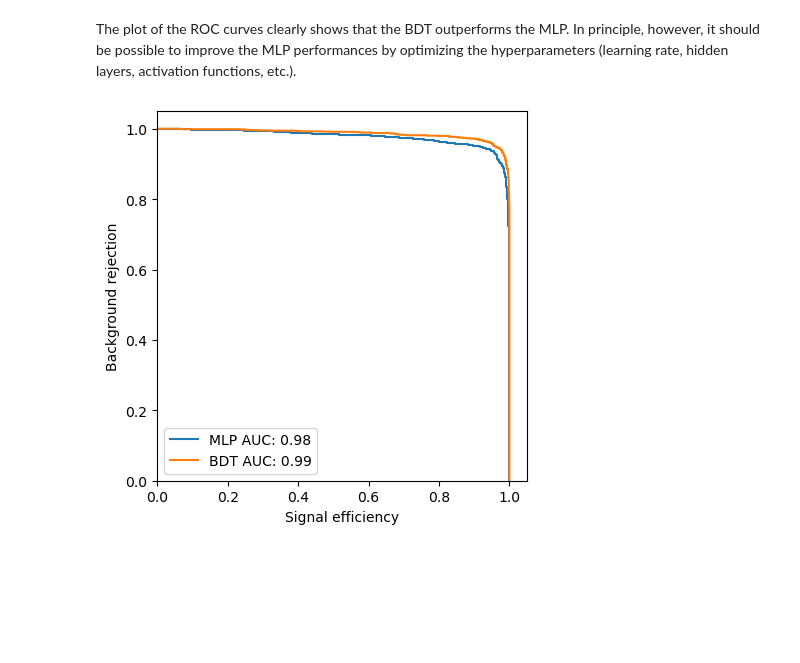
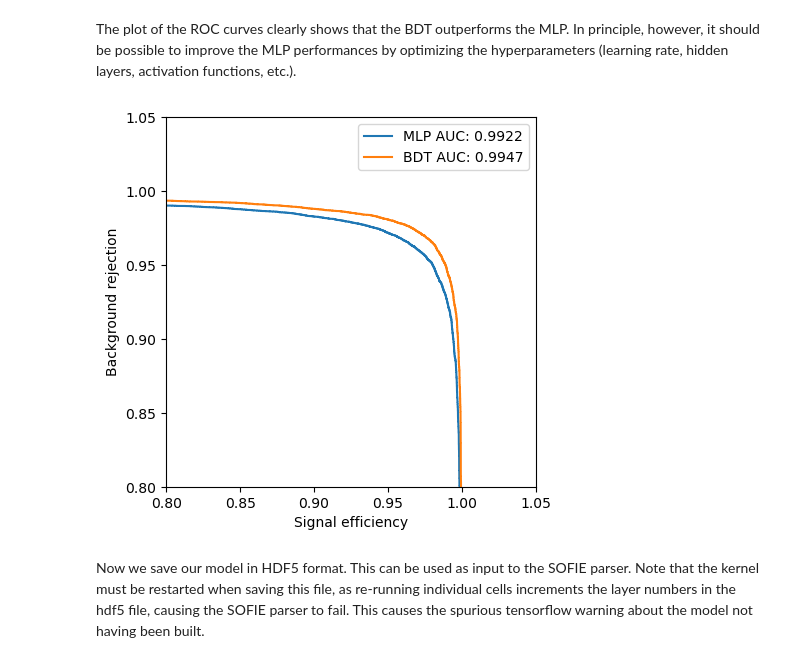
Before and after one commit to jnzhao3/KKTrain, a Jupyter notebook: TrainBkg.ipynb, the cells around one changed output. Cells and saved outputs as stored; diff of their text form; code cells hidden in the pictures; blank space fills up the shorter version.

Commit message:
re-commiting changes to TrainBkg without adding unwanted files

```diff
--- a/TrainBkg.ipynb
+++ b/TrainBkg.ipynb
@@ -124,0 +258,26 @@ Epoch 57/100
+# %%
+lay0=Input(shape=(n_variables,),batch_size=1)
+lay1=Dense(2*n_variables, activation='relu')(lay0)
+lay2=Dense(2*n_variables, activation='relu')(lay1)
+lay3=Dense(2*n_variables, activation='relu')(lay2)
+lay4=Dense(1,activation='sigmoid')(lay3)
+output_model=Model(inputs=lay0,outputs=lay4)
+
+opt = Adam(learning_rate=1e-3)
+input=Input(shape=(n_variables,),batch_size=bsize)
+x=Dense(2*n_variables, activation='relu')(input)
+x=Dense(2*n_variables, activation='relu')(x)
+x=Dense(2*n_variables, activation='relu')(x)
+output=Dense(1,activation='sigmoid')(x)
+model_ce=Model(inputs=input,outputs=output)
+model_ce.compile(loss='binary_crossentropy',metrics='accuracy',optimizer=opt)
+early_stop = EarlyStopping(monitor='val_loss', patience=10, min_delta=1e-5, restore_best_weights=True)
+log_dir = "logs/fit/" + datetime.datetime.now().strftime("%Y%m%d-%H%M%S")
+tensorboard_callback = tensorflow.keras.callbacks.TensorBoard(log_dir=log_dir, histogram_freq=1)
+history_ce = model_ce.fit(x_ce_train, y_ce_train,
+                          batch_size=bsize,
+                          epochs=200,
+                          verbose=1,
+                          validation_data=(x_ce_valid, y_ce_valid),
+                          callbacks=[early_stop, tensorboard_callback]
+                         )
@@ -142,7 +336,8 @@ XGBClassifier(base_score=0.5, booster='gbtree', callbacks=None,
 # %% [markdown]
 Here we can finally apply our two models (the MLP and the BDT) to our test datasets and create the corresponding ROC curves.
 # %%
-prediction_ce = model_ce.predict(x_ce_test).ravel()
+#prediction_ce = model_ce.predict(x_ce_test).ravel()
+prediction_ce = model_ce.predict(x_ce_test)
 fpr_ce, tpr_ce, th_ce = roc_curve(y_ce_test,  prediction_ce)
 auc_ce = roc_auc_score(y_ce_test, prediction_ce)
 # %% [output]
@@ -155,15 +350,18 @@ auc_xgboost = roc_auc_score(y_ce_test, prediction_xgboost)
 The plot of the ROC curves clearly shows that the BDT outperforms the MLP. In principle, however, it should be possible to improve the MLP performances by optimizing the hyperparameters (learning rate, hidden layers, activation functions, etc.).
 # %%
 fig, ax = plt.subplots(1,1)
-ax.plot(tpr_ce,1-fpr_ce,label=f'MLP AUC: {auc_ce:.2f}')
-ax.plot(tpr_xgboost,1-fpr_xgboost,label=f'BDT AUC: {auc_xgboost:.2f}')
+ax.plot(tpr_ce,1-fpr_ce,label=f'MLP AUC: {auc_ce:.4f}')
+ax.plot(tpr_xgboost,1-fpr_xgboost,label=f'BDT AUC: {auc_xgboost:.4f}')
 
 ax.legend()
 ax.set_aspect("equal")
 ax.set_xlabel("Signal efficiency")
 ax.set_ylabel("Background rejection")
-ax.set_xlim(0,1.05)
-ax.set_ylim(0,1.05)
-fig.savefig("truece.pdf")
+ax.set_xlim(0.8,1.05)
+ax.set_ylim(0.8,1.05)
+
+fig.savefig("TrainBkg" + suffix + ".pdf")
 # %% [output]
-[figure, old version]
+[figure, new version]
+# %% [markdown]
+Now we save our model in HDF5 format.  This can be used as input to the SOFIE parser.  Note that the kernel must be restarted when saving this file, as re-running individual cells increments the layer numbers in the hdf5 file, causing the SOFIE parser to fail.  This causes the spurious tensorflow warning about the model not having been built.
```
Also changed, not shown: parts of 30 cells of this notebook.
